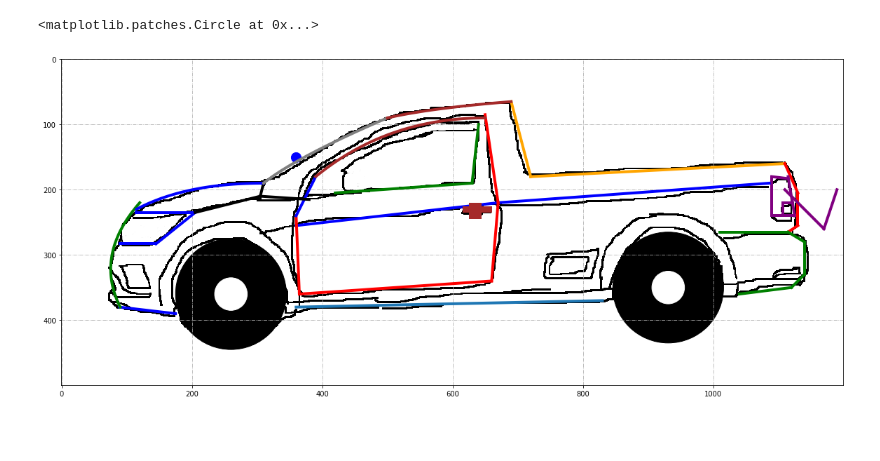
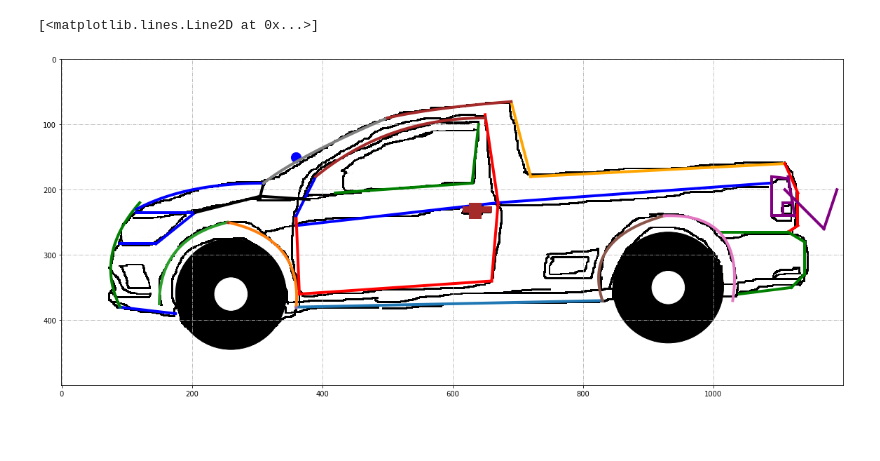
Before and after one commit to BCC-Allan/Carro_grafico, a Jupyter notebook: bezier.ipynb, the cells around one changed output. Drawn from its saved outputs; the diff is of its cells as text; code cells hidden in the pictures.

```diff
--- a/bezier.ipynb
+++ b/bezier.ipynb
@@ -68,7 +68,7 @@ matrix = [bezier(p1, p2, p3, t) for t in T]  # Monta uma matriz com todos pontos
 matrixc = [bezier(p1c, p2c, p3c, t) for t in T]  # Monta uma matriz com todos pontos da curva
 matrixj = [bezier(p1j, p2j, p3j, t) for t in T]  # Monta uma matriz com todos pontos da curva
 matrixt = [bezier(p1t, p2t, p3t, t) for t in T]  # Monta uma matriz com todos pontos da curva
-matrixrt = [bezier(p1rt, p2rt, p3rt, t) for t in T]  # Monta uma matriz com todos pontos da curva
+# matrixrt = [bezier(p1rt, p2rt, p3rt, t) for t in T]  # Monta uma matriz com todos pontos da curva
 matrixv = [bezier(p1v, p2v, p3v, t) for t in T]  # Monta uma matriz com todos pontos da curva
 
 X = [matrix[i][0] for i in range(len(matrix))]   # Pega todos os valores do eixo x
@@ -83,11 +83,11 @@ Yj = [matrixj[i][1] for i in range(len(matrixj))]   # Pega todos os valores do e
 Xt = [matrixt[i][0] for i in range(len(matrixt))]   # Pega todos os valores do eixo x
 Yt = [matrixt[i][1] for i in range(len(matrixt))]   # Pega todos os valores do eixo y
 
-Xrt = [matrixrt[i][0] for i in range(len(matrixrt))]   # Pega todos os valores do eixo x
-Yrt = [matrixrt[i][1] for i in range(len(matrixrt))]   # Pega todos os valores do eixo y
+# Xrt = [matrixrt[i][0] for i in range(len(matrixrt))]   # Pega todos os valores do eixo x
+# Yrt = [matrixrt[i][1] for i in range(len(matrixrt))]   # Pega todos os valores do eixo y
 
-Xv = [matrixv[i][0] for i in range(len(matrixrt))]   # Pega todos os valores do eixo x
-Yv = [matrixv[i][1] for i in range(len(matrixrt))]   # Pega todos os valores do eixo y
+Xv = [matrixv[i][0] for i in range(len(matrixv))]   # Pega todos os valores do eixo x
+Yv = [matrixv[i][1] for i in range(len(matrixv))]   # Pega todos os valores do eixo y
 
 
 
@@ -283,34 +283,80 @@ detalhe2 = (235, 210) # y, y
 
 detalhe3 = (305, 310) # x, x
 detalhe4 = (210, 190) # y, y
 
 detalhe5 = (305, 380) # x, x
 detalhe6 = (210, 215) # y, y
 
 ax.plot(detalhe1, detalhe2,
         detalhe3, detalhe4,
         detalhe5, detalhe6,
         color='black', linewidth=4.0, linestyle='-')
 
 ax.plot(X, Y, color='green', linewidth=4.0, linestyle='-') # Para dianteiro
 ax.plot(Xc, Yc, color='blue', linewidth=4.0, linestyle='-') # Para dianteiro
 ax.plot(Xj, Yj, color='grey', linewidth=4.0, linestyle='-') # Janela
 ax.plot(Xt, Yt, color='brown', linewidth=4.0, linestyle='-') # Teto
 ax.plot(Xv, Yv, color='brown', linewidth=4.0, linestyle='-') # Teto
 
 # traseira
 circle1 = plt.Circle((931, 350), 85, color='black')
 ax.add_artist(circle1)
 circle1 = plt.Circle((931, 350), 25, color='white')
 ax.add_artist(circle1)
 
 #dianteira
 circle1 = plt.Circle((260, 360), 85, color='black')
 ax.add_artist(circle1)
 circle1 = plt.Circle((260, 360), 25, color='white')
 ax.add_artist(circle1)
+
+
+
+p1 = (255, 250)
+p2 = (360, 380)
+
+pm = (370, 275)
+
+matrix = [bezier(p1, pm, p2, t) for t in T]
+X = [matrix[i][0] for i in range(len(matrix))]   # Pega todos os valores do eixo x
+Y = [matrix[i][1] for i in range(len(matrix))]   # Pega todos os valores do eixo y
+ax.plot(X, Y, linewidth=4.0, linestyle='-') # Para dianteiro
+
+p1 = (150, 375)
+p2 = (255, 250)
+
+pm = (150, 275)
+
+matrix = [bezier(p1, pm, p2, t) for t in T]
+X = [matrix[i][0] for i in range(len(matrix))]   # Pega todos os valores do eixo x
+Y = [matrix[i][1] for i in range(len(matrix))]   # Pega todos os valores do eixo y
+ax.plot(X, Y, linewidth=4.0, linestyle='-') # Para dianteiro
+
+ax.plot(255, 250, '.', linewidth=4.0)
+ax.plot(360, 380, '.', linewidth=4.0)
+
+p1 = (830, 370)
+p2 = (925, 240)
+
+pm = (800, 275)
+
+matrix = [bezier(p1, pm, p2, t) for t in T]
+X = [matrix[i][0] for i in range(len(matrix))]   # Pega todos os valores do eixo x
+Y = [matrix[i][1] for i in range(len(matrix))]   # Pega todos os valores do eixo y
+ax.plot(X, Y, linewidth=4.0, linestyle='-') # Para dianteiro
+
+
+p1 = (925, 240)
+p2 = (1030, 370)
+
+pm = (1050, 235)
+
+matrix = [bezier(p1, pm, p2, t) for t in T]
+X = [matrix[i][0] for i in range(len(matrix))]   # Pega todos os valores do eixo x
+Y = [matrix[i][1] for i in range(len(matrix))]   # Pega todos os valores do eixo y
+ax.plot(X, Y, linewidth=4.0, linestyle='-') # Para dianteiro
 # %% [output]
-<matplotlib.patches.Circle at 0x...>
+[<matplotlib.lines.Line2D at 0x...>]
-[figure, old version]
+[figure, new version]
 # %% [markdown]
 #####
```
